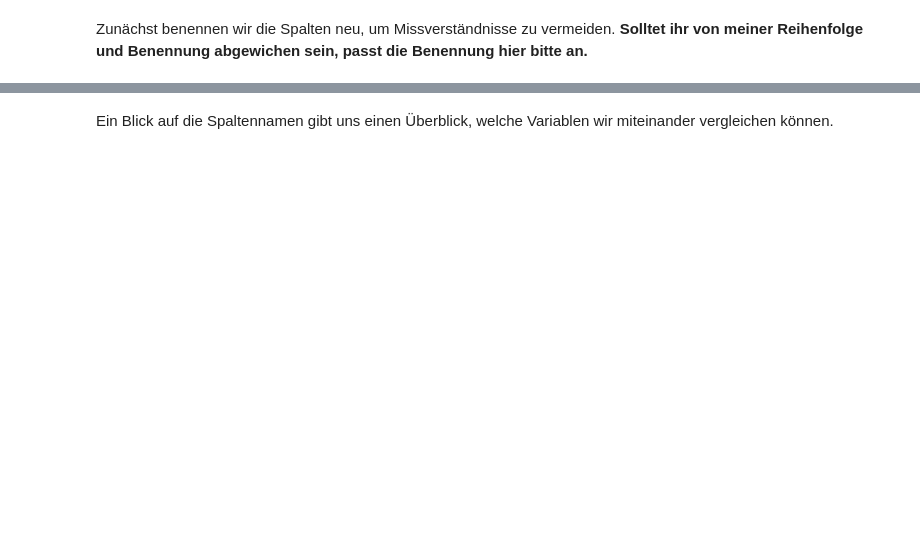
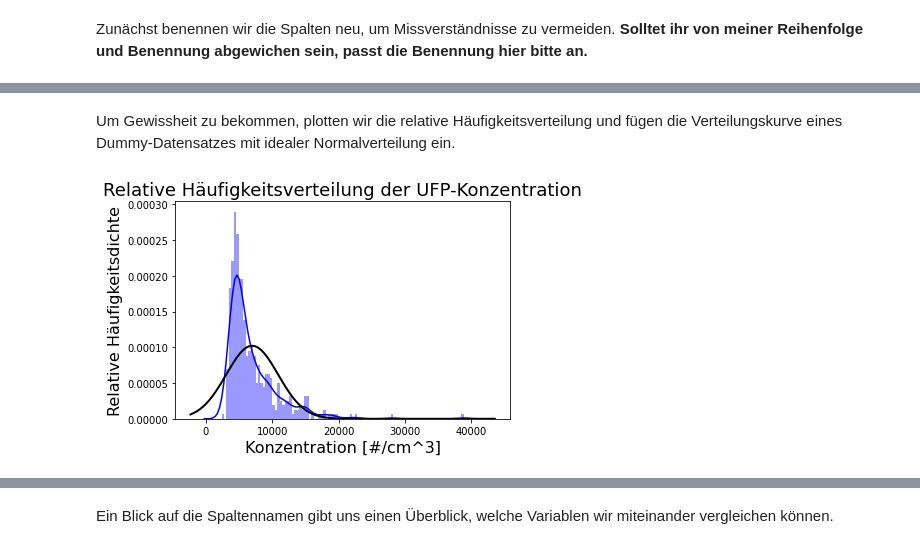
Before and after one commit to phiscu/low_cost_sensors, a Jupyter notebook: ufp_spatial_analysis.ipynb, the cells around one changed output, grey strips where cells are left out. Saved outputs shown, nothing was run; the diff lists cells and outputs as text; code cells hidden in the pictures; blank space fills up the shorter version.

```diff
--- a/ufp_spatial_analysis.ipynb
+++ b/ufp_spatial_analysis.ipynb
@@ -49,0 +150,16 @@ from sklearn.linear_model import LinearRegression
+# %% [markdown]
+Um Gewissheit zu bekommen, plotten wir die relative Häufigkeitsverteilung und fügen die Verteilungskurve eines Dummy-Datensatzes mit idealer Normalverteilung ein.
+# %%
+sbn.distplot(data['ufp'], color='blue', bins=100)
+plt.title('Relative Häufigkeitsverteilung der UFP-Konzentration', fontsize=18)
+plt.xlabel('Konzentration [#/cm^3]', fontsize=16)
+plt.ylabel('Relative Häufigkeitsdichte', fontsize=16)
+
+mu, std = norm.fit(data['ufp'])
+xmin, xmax = plt.xlim()
+x = np.linspace(xmin, xmax, 100)
+p = norm.pdf(x, mu, std)
+plt.plot(x, p, 'k', linewidth=2)
+plt.show()
+# %% [output]
+[figure, added]
```
Also changed, not shown: parts of 91 cells of this notebook, 2 other files.
